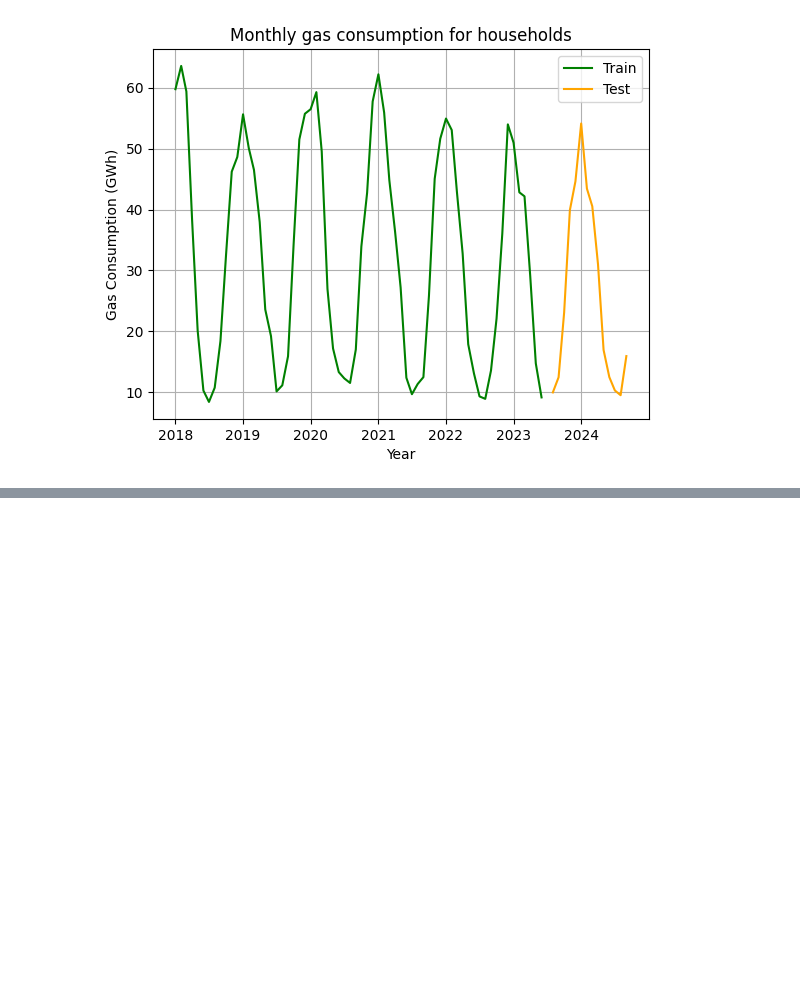
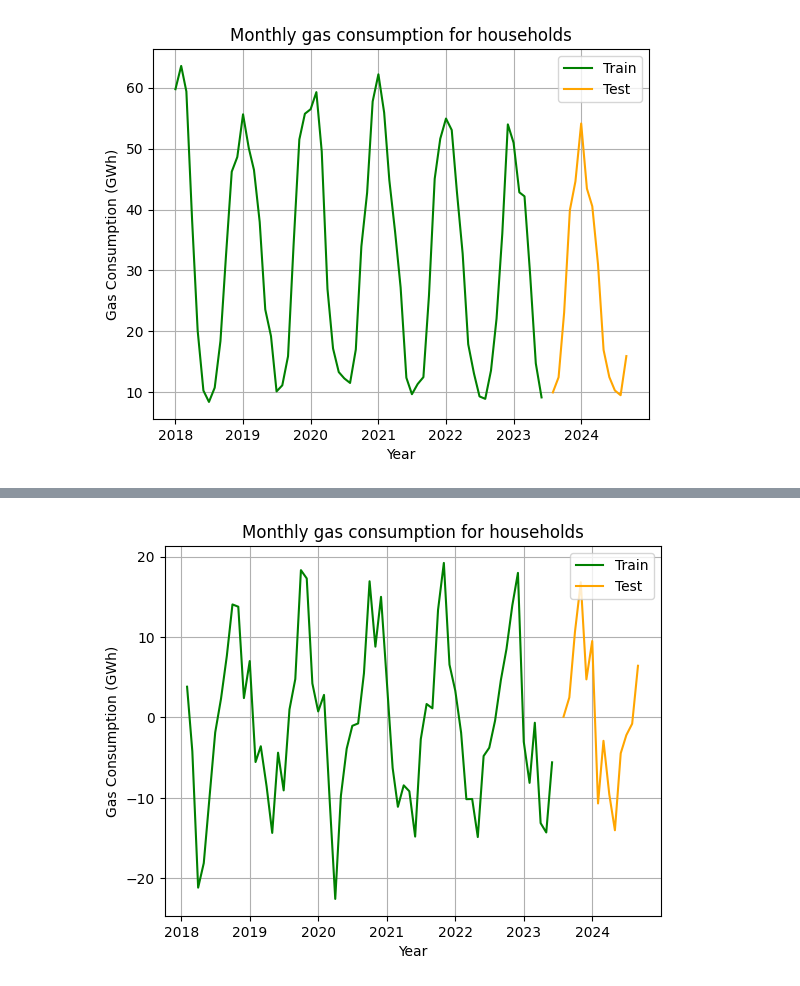
Before and after one commit to Kate-217/pogramming_for_data_analytics, a Jupyter notebook: project/forecasting.ipynb, the cells around one changed output, grey strips where cells are left out. Saved outputs shown, nothing was run; the diff lists cells and outputs as text; code cells hidden in the pictures; blank space fills up the shorter version.

Commit message:
test model

```diff
--- a/project/forecasting.ipynb
+++ b/project/forecasting.ipynb
@@ -136,3 +140,22 @@ plt.show()
+# %%
+# Splitting data for traning and testing
+# Data before 2023-07-01 will be the training one.
+
+train = diff_train[diff_train.index < pd.to_datetime("2023-07-01", format='%Y-%m-%d')]
+test = diff_train[diff_train.index > pd.to_datetime("2023-07-01", format='%Y-%m-%d')]
+
+# plotting train and test
+fig,ax =plt.subplots()
+ax.plot(train.index,train['xs_business_houses'],color = 'green' ,label='Train')
+ax.plot(test.index,test['xs_business_houses'],color='orange', label='Test')
+ax.set_xlabel("Year")
+ax.set_ylabel("Gas Consumption (GWh)")
+ax.set_title("Monthly gas consumption for households")
+ax.grid()
+ax.legend(loc='upper right')
+plt.show()
+# %% [output]
+[figure, added]
 # %%
 # Define SARIMA parameters
 p, d, q = 1, 1, 1
```
Also changed, not shown: parts of 11 cells of this notebook.
